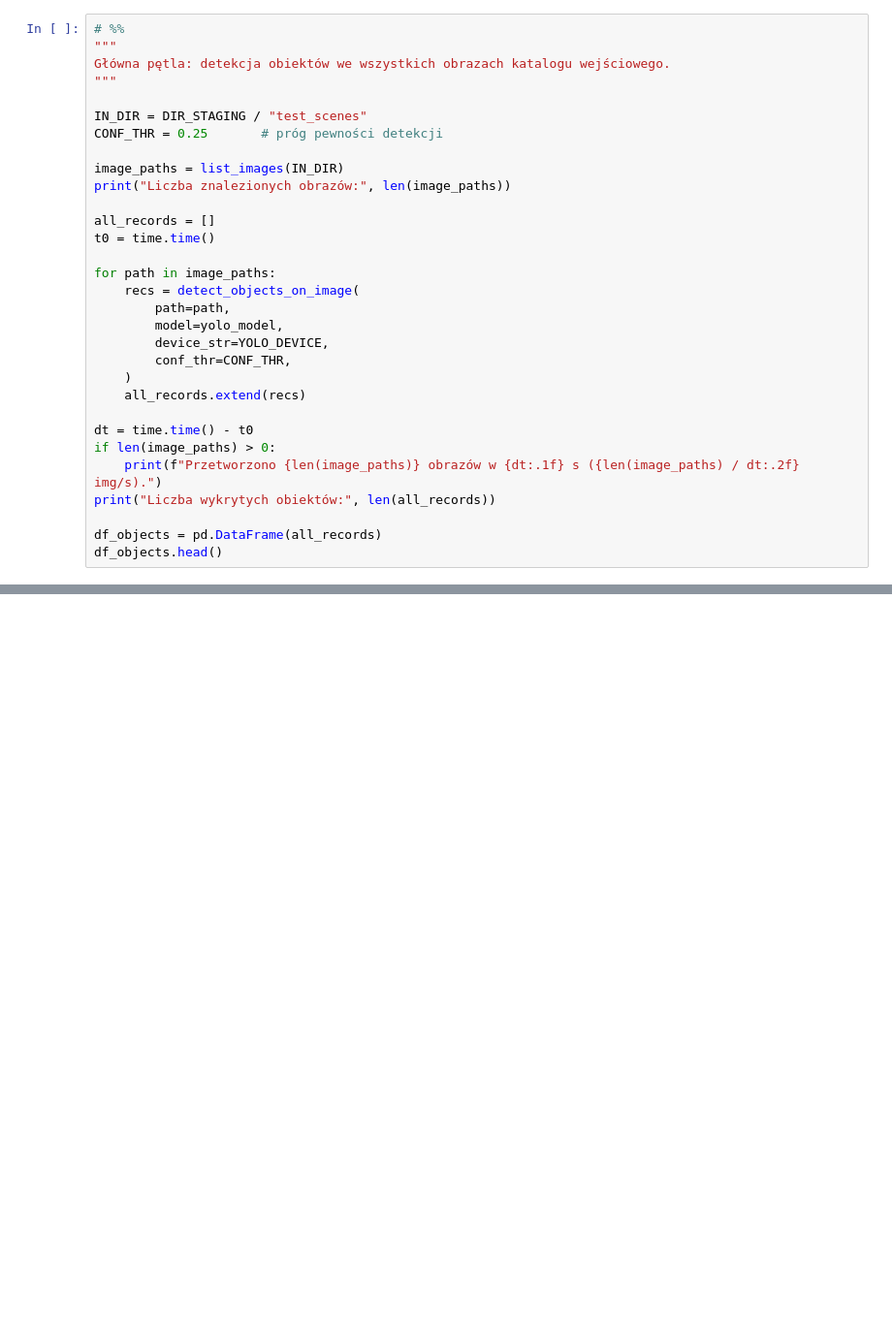
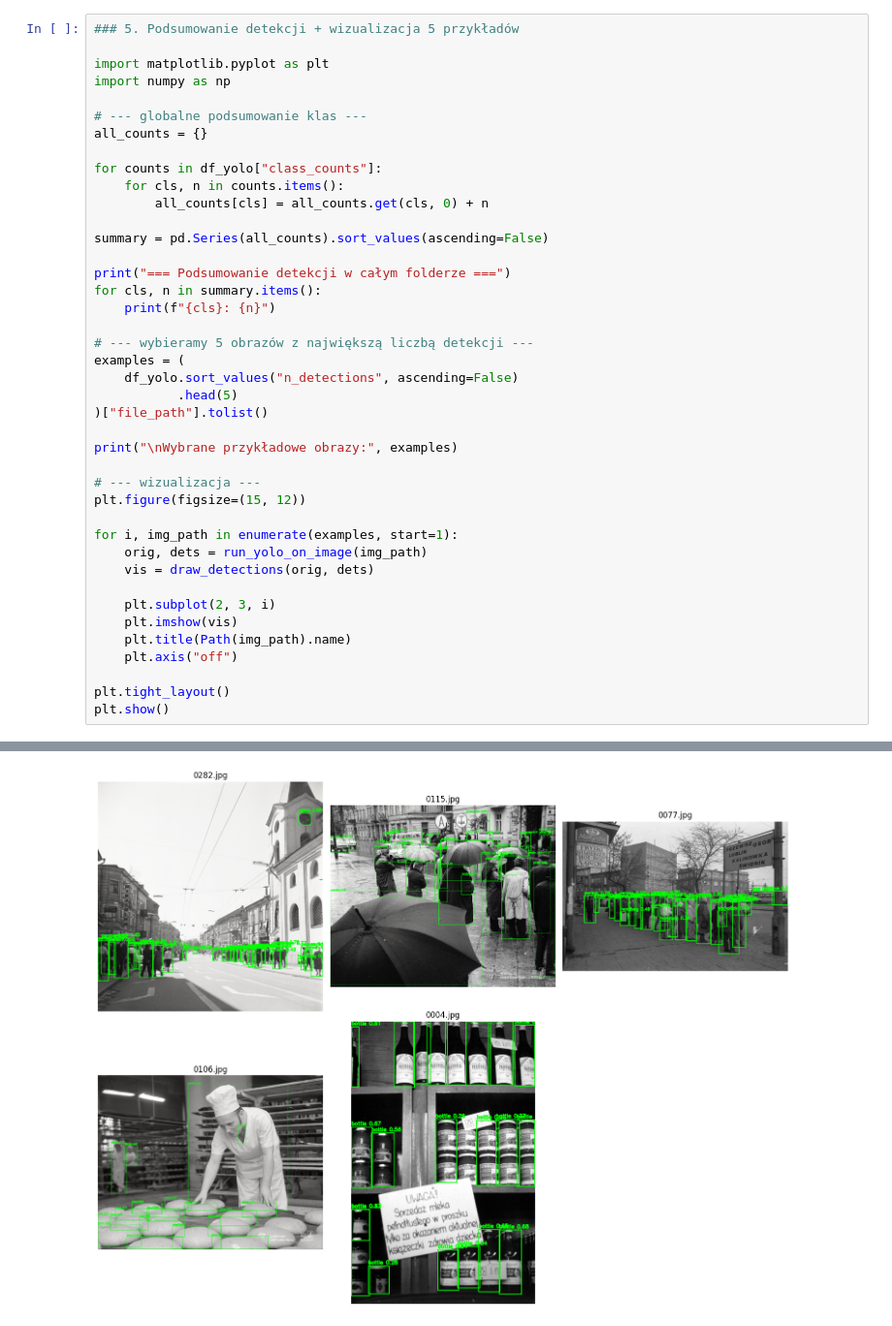
Before and after one commit to OlgaSzum/MetaLogic, a Jupyter notebook: notebooks/04_yolo_objects.ipynb, the cells around one changed output, grey strips where cells are left out. Shown at 97% size. Drawn from its saved outputs; the diff is of its cells as text; blank space fills up the shorter version.

```diff
--- a/notebooks/04_yolo_objects.ipynb
+++ b/notebooks/04_yolo_objects.ipynb
@@ -174,32 +190,42 @@ def detect_objects_on_image(
 # %%
-# %%
-"""
-Główna pętla: detekcja obiektów we wszystkich obrazach katalogu wejściowego.
-"""
+### 5. Podsumowanie detekcji + wizualizacja 5 przykładów
 
-IN_DIR = DIR_STAGING / "test_scenes"
-CONF_THR = 0.25       # próg pewności detekcji
+import matplotlib.pyplot as plt
+import numpy as np
 
-image_paths = list_images(IN_DIR)
-print("Liczba znalezionych obrazów:", len(image_paths))
+# --- globalne podsumowanie klas ---
+all_counts = {}
 
-all_records = []
-t0 = time.time()
+for counts in df_yolo["class_counts"]:
+    for cls, n in counts.items():
+        all_counts[cls] = all_counts.get(cls, 0) + n
 
-for path in image_paths:
-    recs = detect_objects_on_image(
-        path=path,
-        model=yolo_model,
-        device_str=YOLO_DEVICE,
-        conf_thr=CONF_THR,
-    )
-    all_records.extend(recs)
+summary = pd.Series(all_counts).sort_values(ascending=False)
 
-dt = time.time() - t0
-if len(image_paths) > 0:
-    print(f"Przetworzono {len(image_paths)} obrazów w {dt:.1f} s ({len(image_paths) / dt:.2f} img/s).")
-print("Liczba wykrytych obiektów:", len(all_records))
+print("=== Podsumowanie detekcji w całym folderze ===")
+for cls, n in summary.items():
+    print(f"{cls}: {n}")
 
-df_objects = pd.DataFrame(all_records)
-df_objects.head()
+# --- wybieramy 5 obrazów z największą liczbą detekcji ---
+examples = (
+    df_yolo.sort_values("n_detections", ascending=False)
+           .head(5)
+)["file_path"].tolist()
+
+print("\nWybrane przykładowe obrazy:", examples)
+
+# --- wizualizacja ---
+plt.figure(figsize=(15, 12))
+
+for i, img_path in enumerate(examples, start=1):
+    orig, dets = run_yolo_on_image(img_path)
+    vis = draw_detections(orig, dets)
+
+    plt.subplot(2, 3, i)
+    plt.imshow(vis)
+    plt.title(Path(img_path).name)
+    plt.axis("off")
+
+plt.tight_layout()
+plt.show()
 # %% [output]
@@ -214,0 +249 @@ Liczba wykrytych obiektów: 786
+[figure, added]
```
Also changed, not shown: parts of 15 cells of this notebook.
